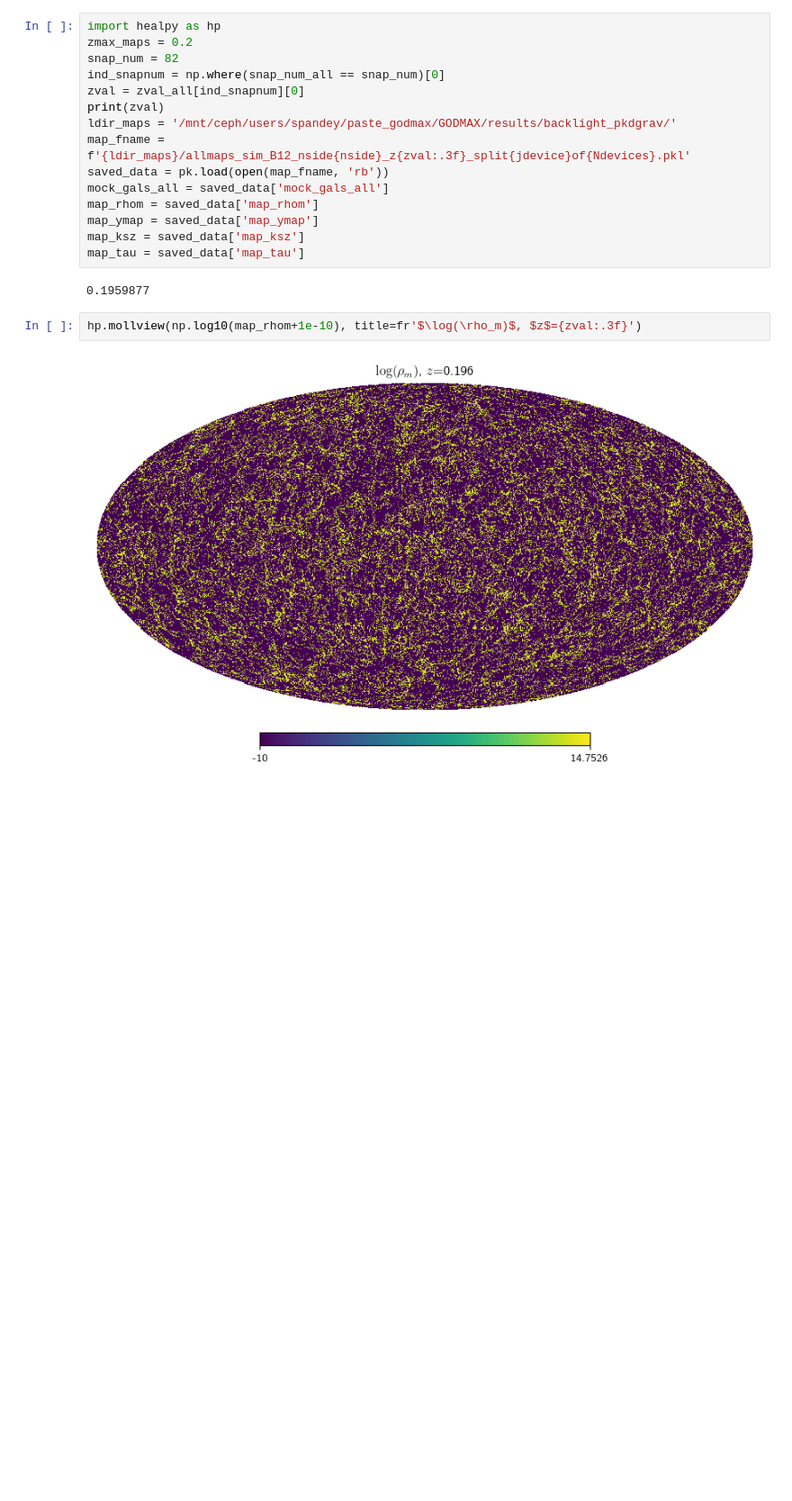
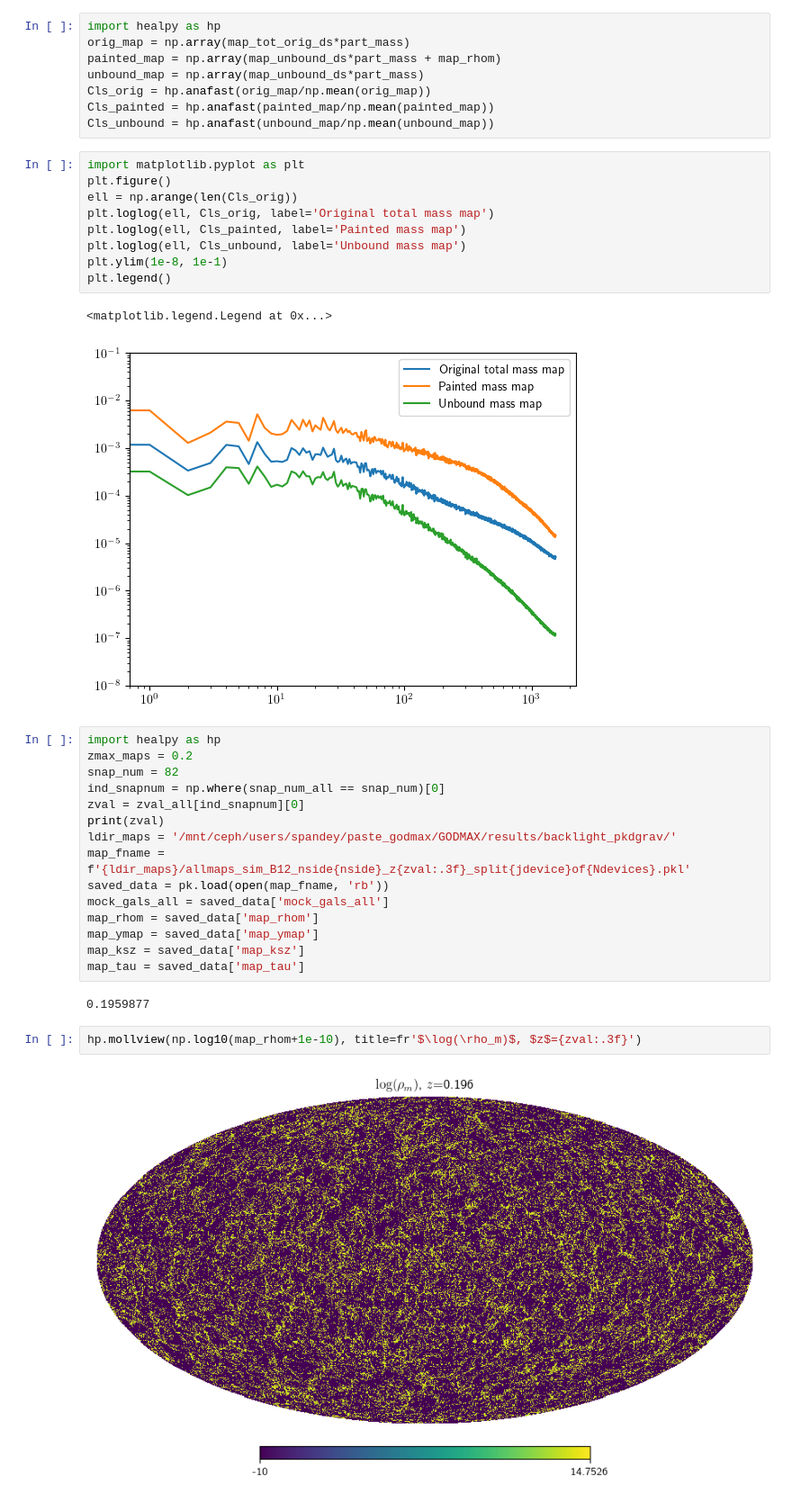
Before and after one commit to shivampcosmo/GODMAX, a Jupyter notebook: notebooks/pasting/paste_backlight_all_maps.ipynb, the cells around one changed output. Shown at 90% size. Saved outputs shown, nothing was run; the diff lists cells and outputs as text; blank space fills up the shorter version.

```diff
--- a/notebooks/pasting/paste_backlight_all_maps.ipynb
+++ b/notebooks/pasting/paste_backlight_all_maps.ipynb
@@ -556,3 +617,23 @@ Processing halo batch 1/1...
+# %%
+import healpy as hp
+orig_map = np.array(map_tot_orig_ds*part_mass)
+painted_map = np.array(map_unbound_ds*part_mass + map_rhom)
+unbound_map = np.array(map_unbound_ds*part_mass)
+Cls_orig = hp.anafast(orig_map/np.mean(orig_map))
+Cls_painted = hp.anafast(painted_map/np.mean(painted_map))
+Cls_unbound = hp.anafast(unbound_map/np.mean(unbound_map))
+# %%
+import matplotlib.pyplot as plt
+plt.figure()
+ell = np.arange(len(Cls_orig))
+plt.loglog(ell, Cls_orig, label='Original total mass map')
+plt.loglog(ell, Cls_painted, label='Painted mass map')
+plt.loglog(ell, Cls_unbound, label='Unbound mass map')
+plt.ylim(1e-8, 1e-1)
+plt.legend()
+# %% [output]
+<matplotlib.legend.Legend at 0x...>
+[figure, added]
 # %%
 import healpy as hp
 zmax_maps = 0.2
```
Also changed, not shown: parts of 14 cells of this notebook, 2 other files.
